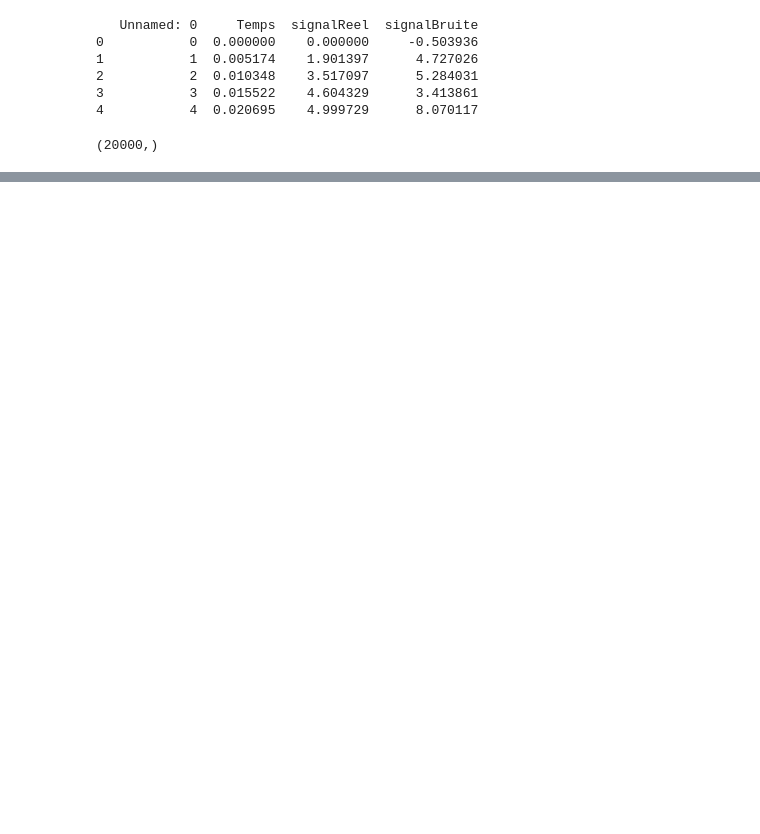
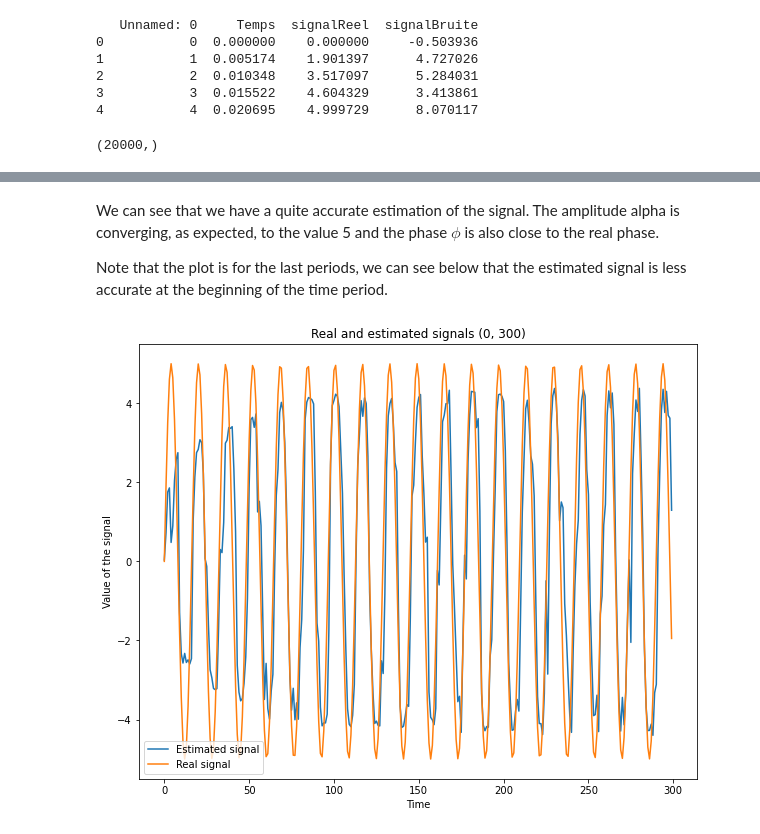
Before and after one commit to LoanSarazin/sdia-estimation, a Jupyter notebook: TP5/TP5_EKF_MARIZY.ipynb, the cells around one changed output, grey strips where cells are left out. Drawn from its saved outputs; the diff is of its cells as text; code cells hidden in the pictures; blank space fills up the shorter version.

```diff
--- a/TP5/TP5_EKF_MARIZY.ipynb
+++ b/TP5/TP5_EKF_MARIZY.ipynb
@@ -118,0 +142,16 @@ plt.show()
+# %% [markdown]
+We can see that we have a quite accurate estimation of the signal. The amplitude alpha is converging, as expected, to the value 5 and the phase $\phi$ is also close to the real phase.
+
+Note that the plot is for the last periods, we can see below that the estimated signal is less accurate at the beginning of the time period.
+# %%
+plt.figure(figsize = (10, 8))
+iter = np.arange(0, 300)
+plt.plot(iter, x_estim[0:300, 0]*np.sin(2*pi*nu0*(iter)*Te + x_estim[0:300, 1]), label = "Estimated signal")
+plt.plot(iter, signalReel[0:300], label = "Real signal")
+plt.xlabel("Time")
+plt.ylabel("Value of the signal")
+plt.title("Real and estimated signals (0, 300)")
+plt.legend()
+plt.show()
+# %% [output]
+[figure, added]
```
Also changed, not shown: parts of 9 cells of this notebook, 1 other file.
